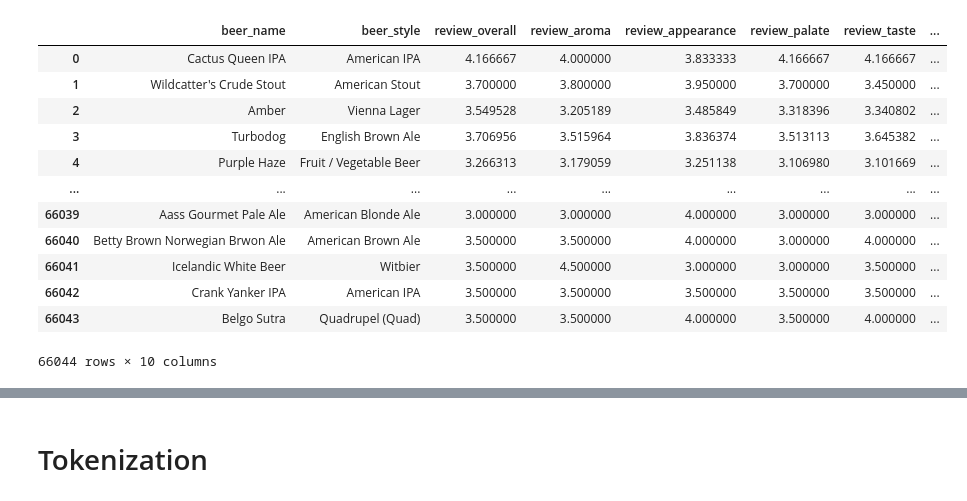
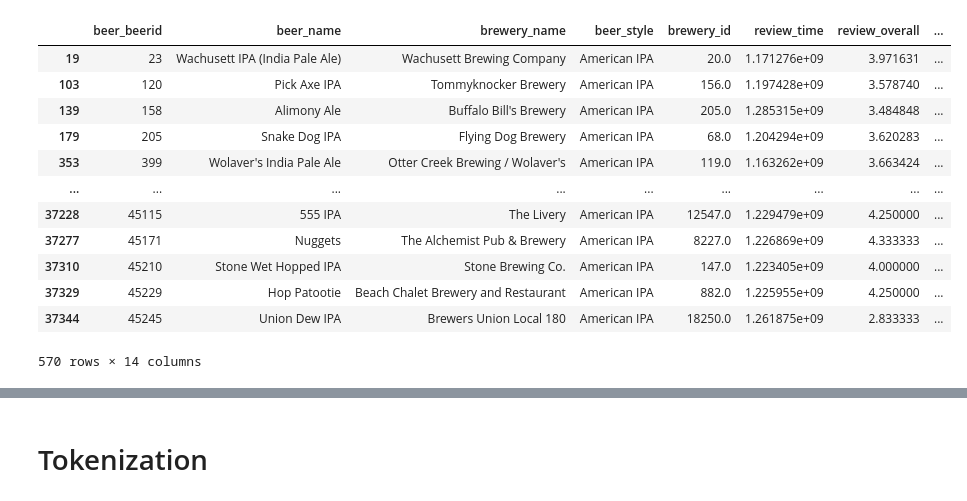
Before and after one commit to nowlansavage/brewery_startup_guide, a Jupyter notebook: Beer_Reviews_NLP.ipynb, the cells around one changed output, grey strips where cells are left out. Drawn from its saved outputs; the diff is of its cells as text; code cells hidden in the pictures.

```diff
--- a/Beer_Reviews_NLP.ipynb
+++ b/Beer_Reviews_NLP.ipynb
@@ -4,6 +4,7 @@ import numpy as np
 import time
 # %%
 df = pd.read_csv('beer_review_ave_BAscrape_reviews.csv')
+df = df.dropna()
 df
 # %% [output]
 |  | Unnamed: 0 | Unnamed: 0.1 | beer_beerid | beer_name | brewery_name | beer_style | brewery_id | review_time | ... |
@@ -30,21 +44,24 @@ Index(['Unnamed: 0', 'Unnamed: 0.1', 'beer_beerid', 'beer_name',
 # %%
-simple_df = df.drop(columns=['Unnamed: 0', 'Unnamed: 0.1', 'beer_beerid', 'brewery_id', 'review_time','brewery_name'])
+simple_df = df.drop(columns=['Unnamed: 0', 'Unnamed: 0.1'])
 simple_df['reviews']=simple_df['reviews'].astype('str')
+simple_df = simple_df.dropna()
+simple_df = simple_df[simple_df.beer_style.str.contains('American IPA',case=False)]
+# simple_df_ipa.to_csv('ipa.csv')
 simple_df
 # %% [output]
-|  | beer_name | beer_style | review_overall | review_aroma | review_appearance | review_palate | review_taste | ... |
-| 0 | Cactus Queen IPA | American IPA | 4.166667 | 4.000000 | 3.833333 | 4.166667 | 4.166667 | ... |
-| 1 | Wildcatter's Crude Stout | American Stout | 3.700000 | 3.800000 | 3.950000 | 3.700000 | 3.450000 | ... |
-| 2 | Amber | Vienna Lager | 3.549528 | 3.205189 | 3.485849 | 3.318396 | 3.340802 | ... |
-| 3 | Turbodog | English Brown Ale | 3.706956 | 3.515964 | 3.836374 | 3.513113 | 3.645382 | ... |
-| 4 | Purple Haze | Fruit / Vegetable Beer | 3.266313 | 3.179059 | 3.251138 | 3.106980 | 3.101669 | ... |
+|  | beer_beerid | beer_name | brewery_name | beer_style | brewery_id | review_time | review_overall | ... |
+| 19 | 23 | Wachusett IPA (India Pale Ale) | Wachusett Brewing Company | American IPA | 20.0 | 1.171276e+09 | 3.971631 | ... |
+| 103 | 120 | Pick Axe IPA | Tommyknocker Brewery | American IPA | 156.0 | 1.197428e+09 | 3.578740 | ... |
+| 139 | 158 | Alimony Ale | Buffalo Bill's Brewery | American IPA | 205.0 | 1.285315e+09 | 3.484848 | ... |
+| 179 | 205 | Snake Dog IPA | Flying Dog Brewery | American IPA | 68.0 | 1.204294e+09 | 3.620283 | ... |
+| 353 | 399 | Wolaver's India Pale Ale | Otter Creek Brewing / Wolaver's | American IPA | 119.0 | 1.163262e+09 | 3.663424 | ... |
 | ... | ... | ... | ... | ... | ... | ... | ... | ... |
-| 66039 | Aass Gourmet Pale Ale | American Blonde Ale | 3.000000 | 3.000000 | 4.000000 | 3.000000 | 3.000000 | ... |
-| 66040 | Betty Brown Norwegian Brwon Ale | American Brown Ale | 3.500000 | 3.500000 | 4.000000 | 3.000000 | 4.000000 | ... |
-| 66041 | Icelandic White Beer | Witbier | 3.500000 | 4.500000 | 3.000000 | 3.000000 | 3.500000 | ... |
-| 66042 | Crank Yanker IPA | American IPA | 3.500000 | 3.500000 | 3.500000 | 3.500000 | 3.500000 | ... |
-| 66043 | Belgo Sutra | Quadrupel (Quad) | 3.500000 | 3.500000 | 4.000000 | 3.500000 | 4.000000 | ... |
+| 37228 | 45115 | 555 IPA | The Livery | American IPA | 12547.0 | 1.229479e+09 | 4.250000 | ... |
+| 37277 | 45171 | Nuggets | The Alchemist Pub & Brewery | American IPA | 8227.0 | 1.226869e+09 | 4.333333 | ... |
+| 37310 | 45210 | Stone Wet Hopped IPA | Stone Brewing Co. | American IPA | 147.0 | 1.223405e+09 | 4.000000 | ... |
+| 37329 | 45229 | Hop Patootie | Beach Chalet Brewery and Restaurant | American IPA | 882.0 | 1.225955e+09 | 4.250000 | ... |
+| 37344 | 45245 | Union Dew IPA | Brewers Union Local 180 | American IPA | 18250.0 | 1.261875e+09 | 2.833333 | ... |
-66044 rows × 10 columns
+570 rows × 14 columns
 # %%
 #used to clean the data
 import re
```
Also changed, not shown: parts of 19 cells of this notebook.
